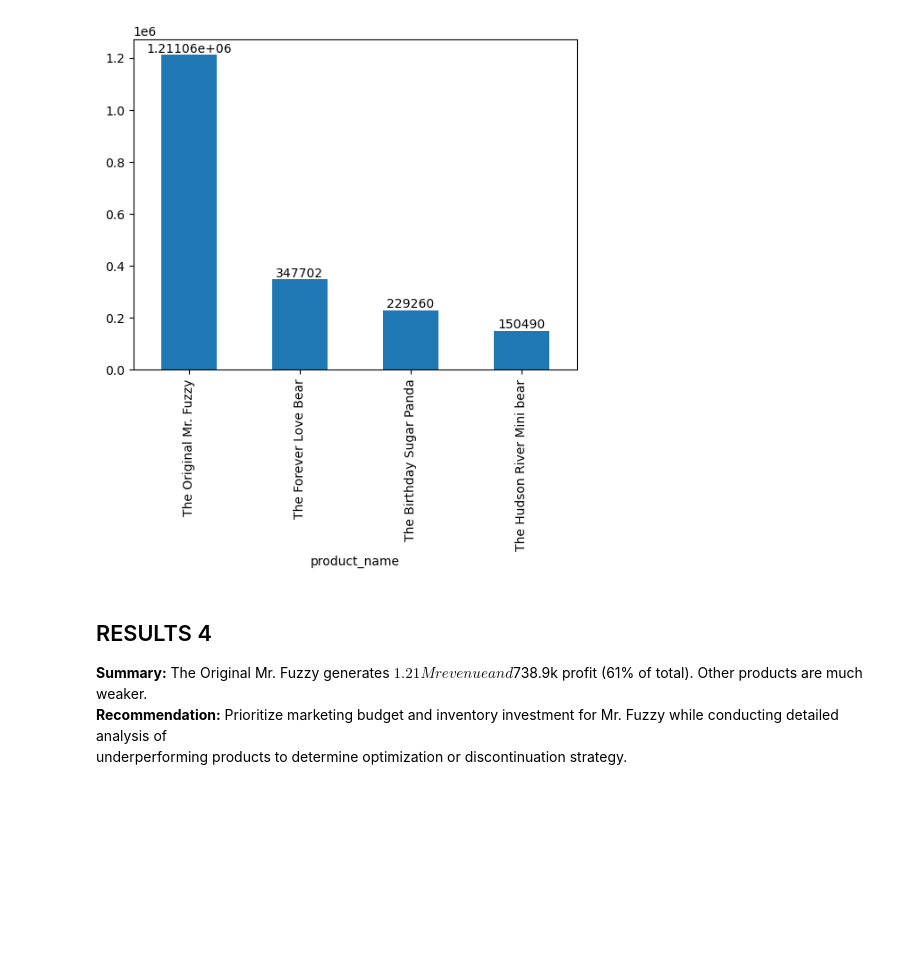
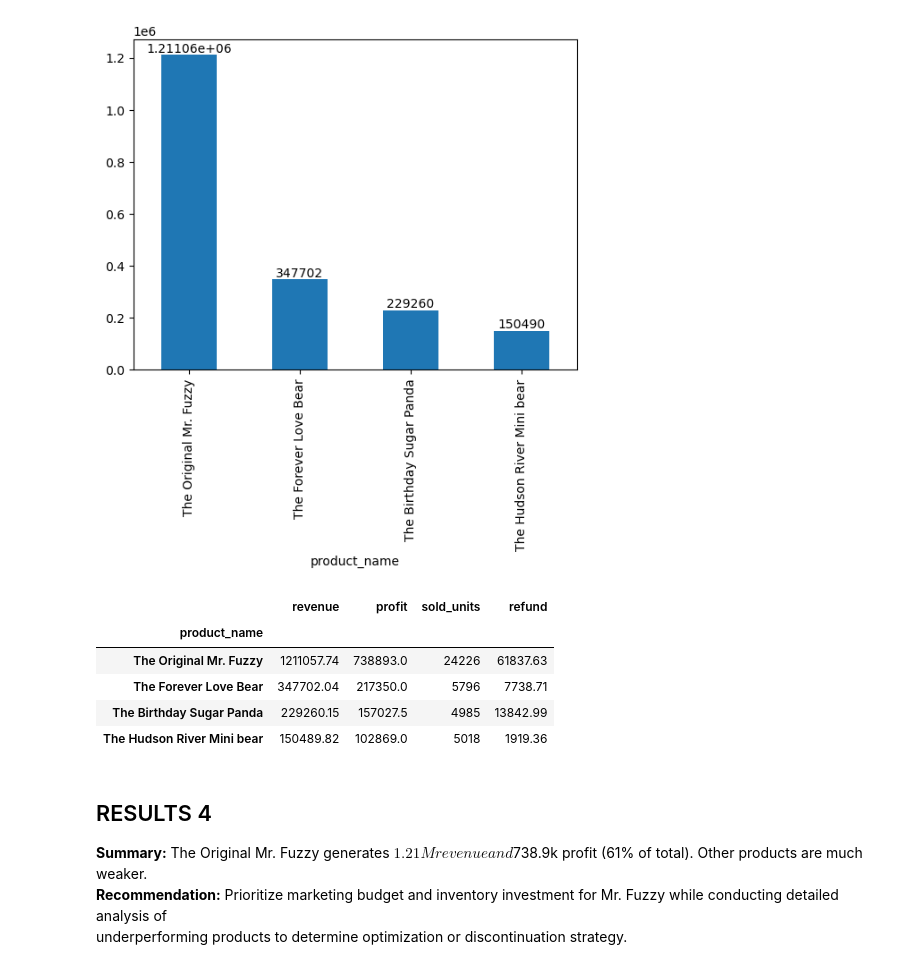
Before and after one commit to mekyto/e-commerce_analysis, a Jupyter notebook: Jupyter notebooks/02_EDA.ipynb, the cells around one changed output. Cells and saved outputs as stored; diff of their text form; code cells hidden in the pictures; blank space fills up the shorter version.

Commit message:
Update EDA notebook, Power BI dashboard, and analysis files

```diff
--- a/Jupyter notebooks/02_EDA.ipynb
+++ b/Jupyter notebooks/02_EDA.ipynb
@@ -17,12 +17,12 @@ This analysis serves as the foundation for subsequent SQL analysis and the Power
 import pandas as pd
 import numpy as np
 # %%
-df_item_refunds=pd.read_csv('/Users/keneskenesbay/Documents/project_1/Maven+Fuzzy+Factory/order_item_refunds.csv')
-df_order_items=pd.read_csv('/Users/keneskenesbay/Documents/project_1/Maven+Fuzzy+Factory/order_items.csv')
-df_order=pd.read_csv('/Users/keneskenesbay/Documents/project_1/Maven+Fuzzy+Factory/orders.csv')
-df_products=pd.read_csv('/Users/keneskenesbay/Documents/project_1/Maven+Fuzzy+Factory/products.csv')
-df_websitepage_view=pd.read_csv('/Users/keneskenesbay/Documents/project_1/Maven+Fuzzy+Factory/website_pageviews.csv')
-df_website_sessions=pd.read_csv('/Users/keneskenesbay/Documents/project_1/Maven+Fuzzy+Factory/website_sessions.csv')
+df_item_refunds=pd.read_csv('/Users/keneskenesbay/Documents/project_1/data/order_item_refunds.csv')
+df_order_items=pd.read_csv('/Users/keneskenesbay/Documents/project_1/data/order_items.csv')
+df_order=pd.read_csv('/Users/keneskenesbay/Documents/project_1/data/orders.csv')
+df_products=pd.read_csv('/Users/keneskenesbay/Documents/project_1/data/products.csv')
+df_websitepage_view=pd.read_csv('/Users/keneskenesbay/Documents/project_1/data/website_pageviews.csv')
+df_website_sessions=pd.read_csv('/Users/keneskenesbay/Documents/project_1/data/website_sessions.csv')
 # %% [markdown]
 <h4> 1-question </h4>
 # %%
@@ -269,6 +271,7 @@ top_products_sold=df_product_sales.groupby('product_name').size().sort_values(as
 print('Top products by units sold:\n',top_products_sold)
 ax_sold=top_products_sold.plot.bar()
 print(ax_sold.bar_label(ax_sold.containers[0]))
+top_products_sold=top_products_sold.to_frame()
 # %% [output]
 Top products by units sold:
  product_name
@@ -316,6 +320,8 @@ top_products_revenue=df_product_sales.groupby('product_name')['price_usd'].sum()
 print('Top products by revenue:\n',top_products_revenue)
 ax_revenue=top_products_revenue.plot.bar()
 print(ax_revenue.bar_label(ax_revenue.containers[0]))
+top_products_revenue.to_csv('top_product_revenue.csv')
+top_products_revenue=top_products_revenue.to_frame()
 # %% [output]
 Top products by revenue:
  product_name
@@ -326,6 +332,20 @@ The Hudson River Mini bear     150489.82
 Name: price_usd, dtype: float64
 [Text(0, 0, '1.21106e+06'), Text(0, 0, '347702'), Text(0, 0, '229260'), Text(0, 0, '150490')]
 [figure]
+# %%
+products_analysis=top_products_revenue.merge(top_products_profit,on='product_name',how='left')
+products_analysis=products_analysis.merge(top_products_sold,on='product_name',how='left')
+products_analysis=products_analysis.merge(product_lost_revenue,on='product_name',how='left')
+products_analysis.columns=['revenue','profit','sold_units','refund']
+products_analysis.to_csv('products_analysis.csv')
+products_analysis
+# %% [output]
+|  | revenue | profit | sold_units | refund |
+| product_name |  |  |  |  |
+| The Original Mr. Fuzzy | 1211057.74 | 738893.0 | 24226 | 61837.63 |
+| The Forever Love Bear | 347702.04 | 217350.0 | 5796 | 7738.71 |
+| The Birthday Sugar Panda | 229260.15 | 157027.5 | 4985 | 13842.99 |
+| The Hudson River Mini bear | 150489.82 | 102869.0 | 5018 | 1919.36 |
 # %% [markdown]
 <h2> RESULTS 4 </h2>
 
```
Also changed, not shown: parts of 22 cells of this notebook, 8 other files.
